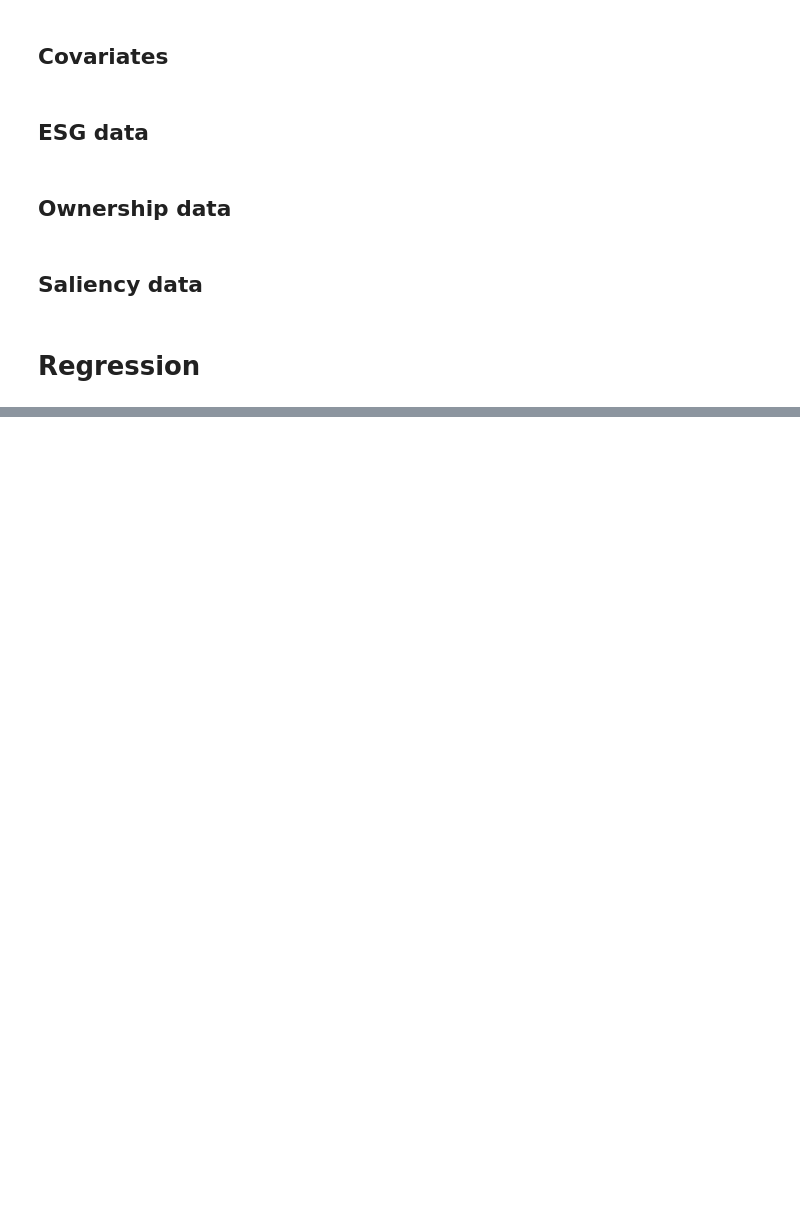
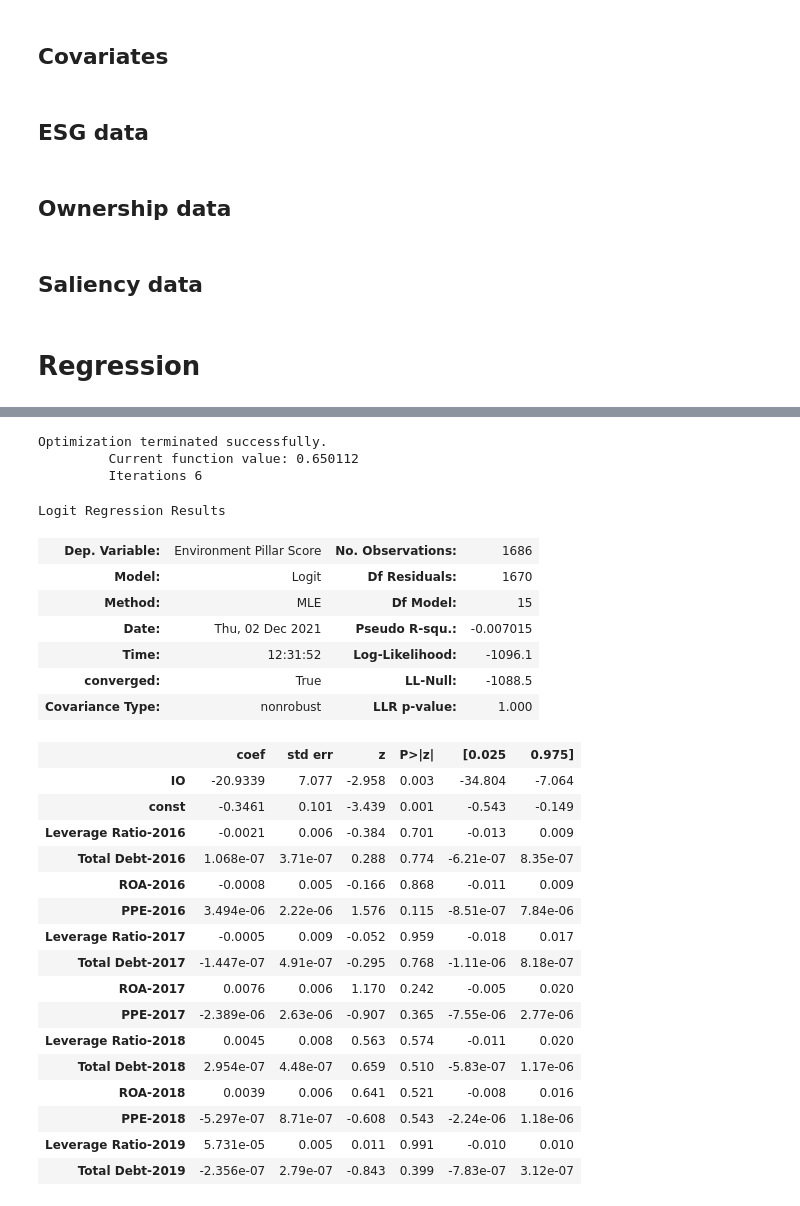
Before and after one commit to NoFishLikeIan/nlp-financial-env, a Jupyter notebook: ownership/analysis.ipynb, the cells around one changed output, grey strips where cells are left out. Cells and saved outputs as stored; diff of their text form; code cells hidden in the pictures; blank space fills up the shorter version.

```diff
--- a/ownership/analysis.ipynb
+++ b/ownership/analysis.ipynb
@@ -137,0 +126,31 @@ If the model instance has been used for another fit with different fit parameter
+# %%
+sm.Logit(y, X.drop("SIO", axis = 1)).fit().summary()
+# %% [output]
+Optimization terminated successfully.
+         Current function value: 0.650112
+         Iterations 6
+Logit Regression Results
+| Dep. Variable: | Environment Pillar Score | No. Observations: | 1686 |
+| Model: | Logit | Df Residuals: | 1670 |
+| Method: | MLE | Df Model: | 15 |
+| Date: | Thu, 02 Dec 2021 | Pseudo R-squ.: | -0.007015 |
+| Time: | 12:31:52 | Log-Likelihood: | -1096.1 |
+| converged: | True | LL-Null: | -1088.5 |
+| Covariance Type: | nonrobust | LLR p-value: | 1.000 |
+|  | coef | std err | z | P>|z| | [0.025 | 0.975] |
+| IO | -20.9339 | 7.077 | -2.958 | 0.003 | -34.804 | -7.064 |
+| const | -0.3461 | 0.101 | -3.439 | 0.001 | -0.543 | -0.149 |
+| Leverage Ratio-2016 | -0.0021 | 0.006 | -0.384 | 0.701 | -0.013 | 0.009 |
+| Total Debt-2016 | 1.068e-07 | 3.71e-07 | 0.288 | 0.774 | -6.21e-07 | 8.35e-07 |
+| ROA-2016 | -0.0008 | 0.005 | -0.166 | 0.868 | -0.011 | 0.009 |
+| PPE-2016 | 3.494e-06 | 2.22e-06 | 1.576 | 0.115 | -8.51e-07 | 7.84e-06 |
+| Leverage Ratio-2017 | -0.0005 | 0.009 | -0.052 | 0.959 | -0.018 | 0.017 |
+| Total Debt-2017 | -1.447e-07 | 4.91e-07 | -0.295 | 0.768 | -1.11e-06 | 8.18e-07 |
+| ROA-2017 | 0.0076 | 0.006 | 1.170 | 0.242 | -0.005 | 0.020 |
+| PPE-2017 | -2.389e-06 | 2.63e-06 | -0.907 | 0.365 | -7.55e-06 | 2.77e-06 |
+| Leverage Ratio-2018 | 0.0045 | 0.008 | 0.563 | 0.574 | -0.011 | 0.020 |
+| Total Debt-2018 | 2.954e-07 | 4.48e-07 | 0.659 | 0.510 | -5.83e-07 | 1.17e-06 |
+| ROA-2018 | 0.0039 | 0.006 | 0.641 | 0.521 | -0.008 | 0.016 |
+| PPE-2018 | -5.297e-07 | 8.71e-07 | -0.608 | 0.543 | -2.24e-06 | 1.18e-06 |
+| Leverage Ratio-2019 | 5.731e-05 | 0.005 | 0.011 | 0.991 | -0.010 | 0.010 |
+| Total Debt-2019 | -2.356e-07 | 2.79e-07 | -0.843 | 0.399 | -7.83e-07 | 3.12e-07 |
```
Also changed, not shown: parts of 12 cells of this notebook, 1 other file.
